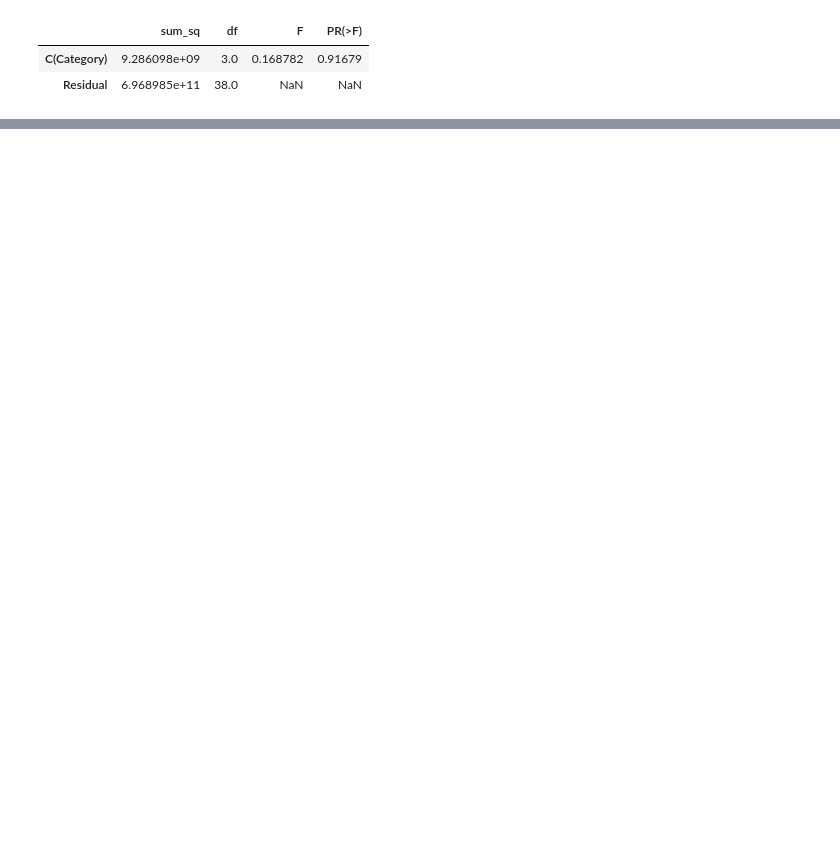
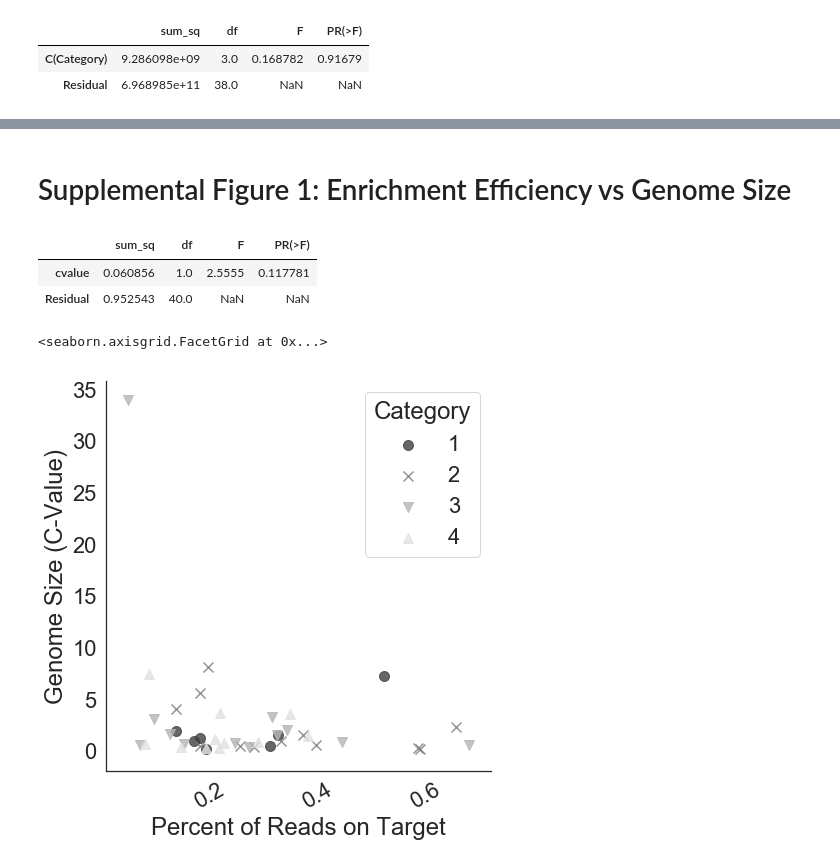
Before and after one commit to mossmatters/Angiosperms353, a Jupyter notebook: Angiosperms353_ManuscriptFigures.ipynb, the cells around one changed output, grey strips where cells are left out. Cells and saved outputs as stored; diff of their text form; code cells hidden in the pictures; blank space fills up the shorter version.

```diff
--- a/Angiosperms353_ManuscriptFigures.ipynb
+++ b/Angiosperms353_ManuscriptFigures.ipynb
@@ -248,0 +216,23 @@ table
+# %% [markdown]
+# Supplemental Figure 1: Enrichment Efficiency vs Genome Size
+# %%
+mylm = ols("PctOnTarget ~ cvalue",data=recovery_stats).fit()
+table = sm.stats.anova_lm(mylm,typ=2)
+table
+# %% [output]
+|  | sum_sq | df | F | PR(>F) |
+| cvalue | 0.060856 | 1.0 | 2.5555 | 0.117781 |
+| Residual | 0.952543 | 40.0 | NaN | NaN |
+# %%
+sns.set(font_scale=2)
+sns.set_style("white")
+sup_fig_1 = sns.lmplot(x="PctOnTarget",y="cvalue",data=recovery_stats,hue="Category",
+                       markers=["o","x","v","^"],palette="Greys_r",
+               fit_reg=False,legend=False,height=7,scatter_kws={"s": 100})
+
+sup_fig_1.ax.legend(title="Category",loc=1)
+sup_fig_1.set_axis_labels("Percent of Reads on Target","Genome Size (C-Value)")
+sup_fig_1.set_xticklabels(rotation=30)
+# %% [output]
+<seaborn.axisgrid.FacetGrid at 0x...>
+[figure, added]
```
Also changed, not shown: parts of 16 cells of this notebook, 12 other files.
